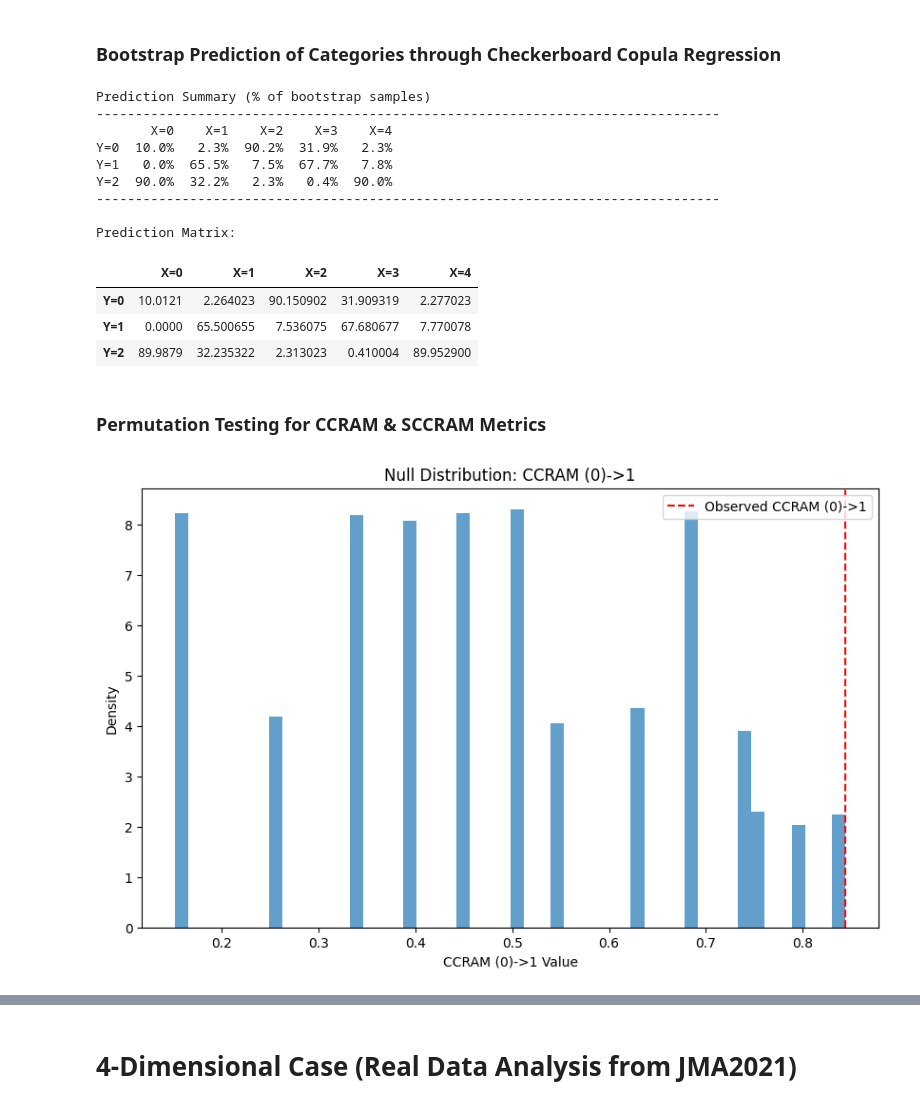
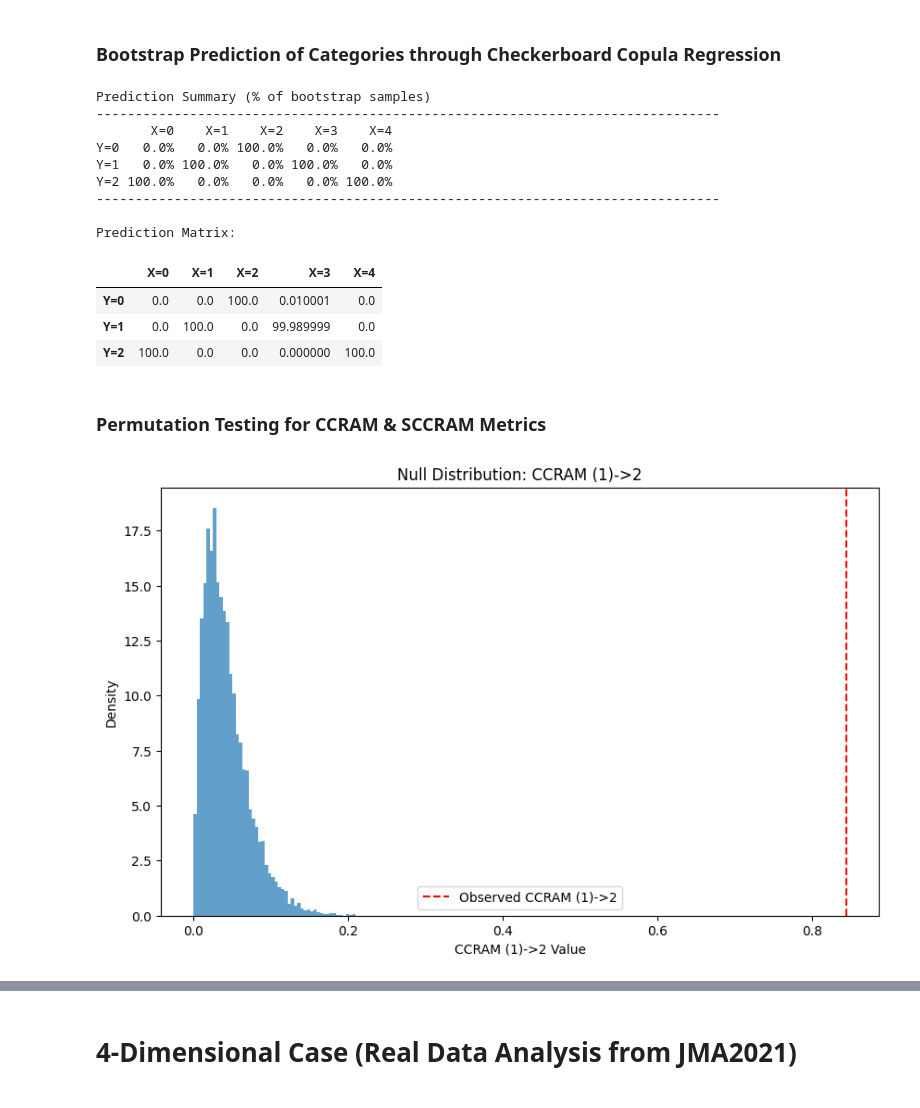
Before and after one commit to dmavani25/discopula, a Jupyter notebook: examples/jupyter/02_StatSim_Generic_Bootstrapping_and_Permutation_Tests_Usage_Demonstration.ipynb, the cells around one changed output, grey strips where cells are left out. Drawn from its saved outputs; the diff is of its cells as text; code cells hidden in the pictures.

```diff
--- a/examples/jupyter/02_StatSim_Generic_Bootstrapping_and_Permutation_Tests_Usage_Demonstration.ipynb
+++ b/examples/jupyter/02_StatSim_Generic_Bootstrapping_and_Permutation_Tests_Usage_Demonstration.ipynb
@@ -111,12 +120,12 @@ sccram_result.histogram_fig
 ### Bootstrap Prediction of Categories through Checkerboard Copula Regression
 # %%
 prediction_matrix = bootstrap_predict_category_summary(
-    gen_copula=copula,
-    from_axes=[0],
-    from_axes_names=["X"],
-    to_axis=1,
-    to_axis_name="Y",
-    n_resamples=99999
+    contingency_table,
+    predictors=[1],
+    predictors_names=["X"],
+    response=2,
+    response_name="Y",
+    n_resamples=9999
 )
 print("\nPrediction Matrix:")
 prediction_matrix
@@ -124,28 +133,28 @@ prediction_matrix
 Prediction Summary (% of bootstrap samples)
 --------------------------------------------------------------------------------
        X=0    X=1    X=2    X=3    X=4
-Y=0  10.0%   2.3%  90.2%  31.9%   2.3%
-Y=1   0.0%  65.5%   7.5%  67.7%   7.8%
-Y=2  90.0%  32.2%   2.3%   0.4%  90.0%
+Y=0   0.0%   0.0% 100.0%   0.0%   0.0%
+Y=1   0.0% 100.0%   0.0% 100.0%   0.0%
+Y=2 100.0%   0.0%   0.0%   0.0% 100.0%
 --------------------------------------------------------------------------------
 
 Prediction Matrix:
 |  | X=0 | X=1 | X=2 | X=3 | X=4 |
-| Y=0 | 10.0121 | 2.264023 | 90.150902 | 31.909319 | 2.277023 |
-| Y=1 | 0.0000 | 65.500655 | 7.536075 | 67.680677 | 7.770078 |
-| Y=2 | 89.9879 | 32.235322 | 2.313023 | 0.410004 | 89.952900 |
+| Y=0 | 0.0 | 0.0 | 100.0 | 0.010001 | 0.0 |
+| Y=1 | 0.0 | 100.0 | 0.0 | 99.989999 | 0.0 |
+| Y=2 | 100.0 | 0.0 | 0.0 | 0.000000 | 100.0 |
 # %% [markdown]
 ### Permutation Testing for CCRAM & SCCRAM Metrics
 # %%
 perm_result = permutation_test_ccram(
-    gen_copula=copula,
-    from_axes=[0],
-    to_axis=1,
+    contingency_table,
+    predictors=[1],
+    response=2,
     alternative='greater',
     n_resamples=9999
 )
 # %% [output]
-[figure, old version]
+[figure, new version]
 # %%
 print(f"Metric Name: {perm_result.metric_name}")
 print(f"Observed Value: {perm_result.observed_value:.4f}")
```
Also changed, not shown: parts of 27 cells of this notebook, 6 other files.
